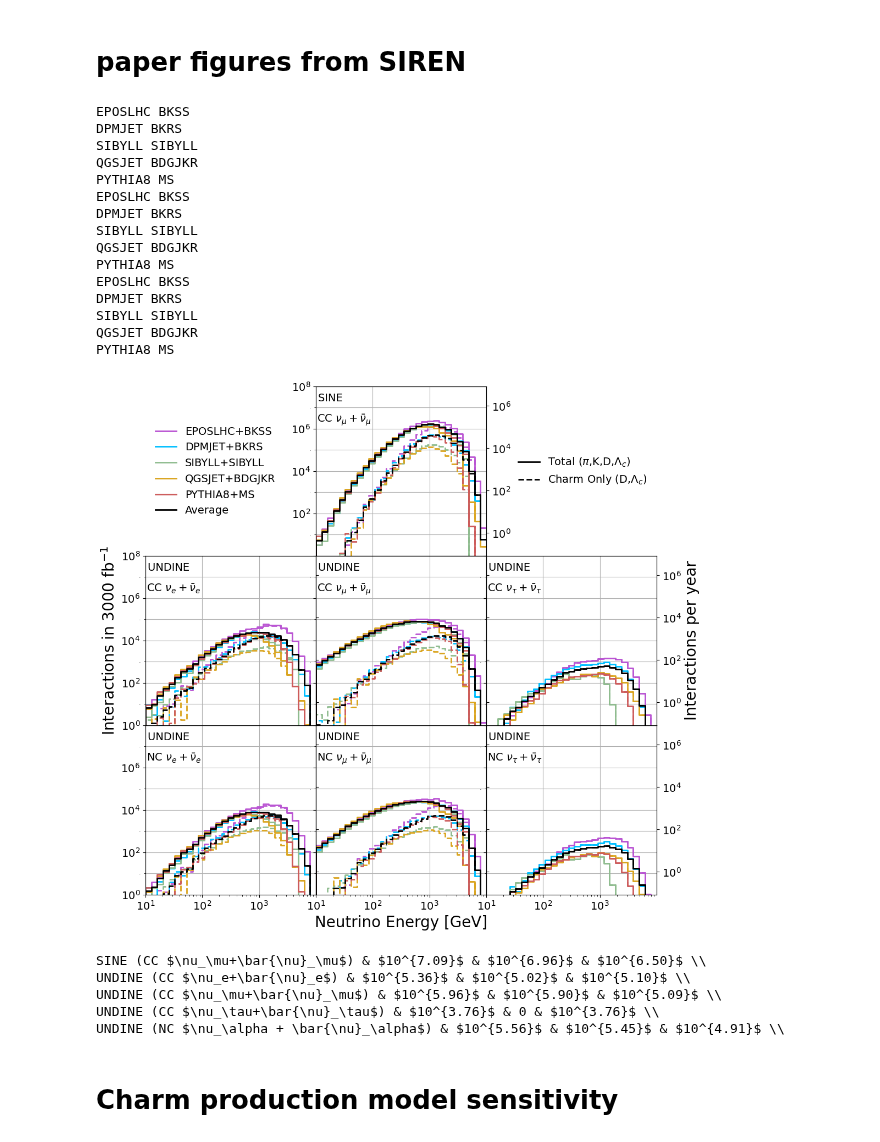
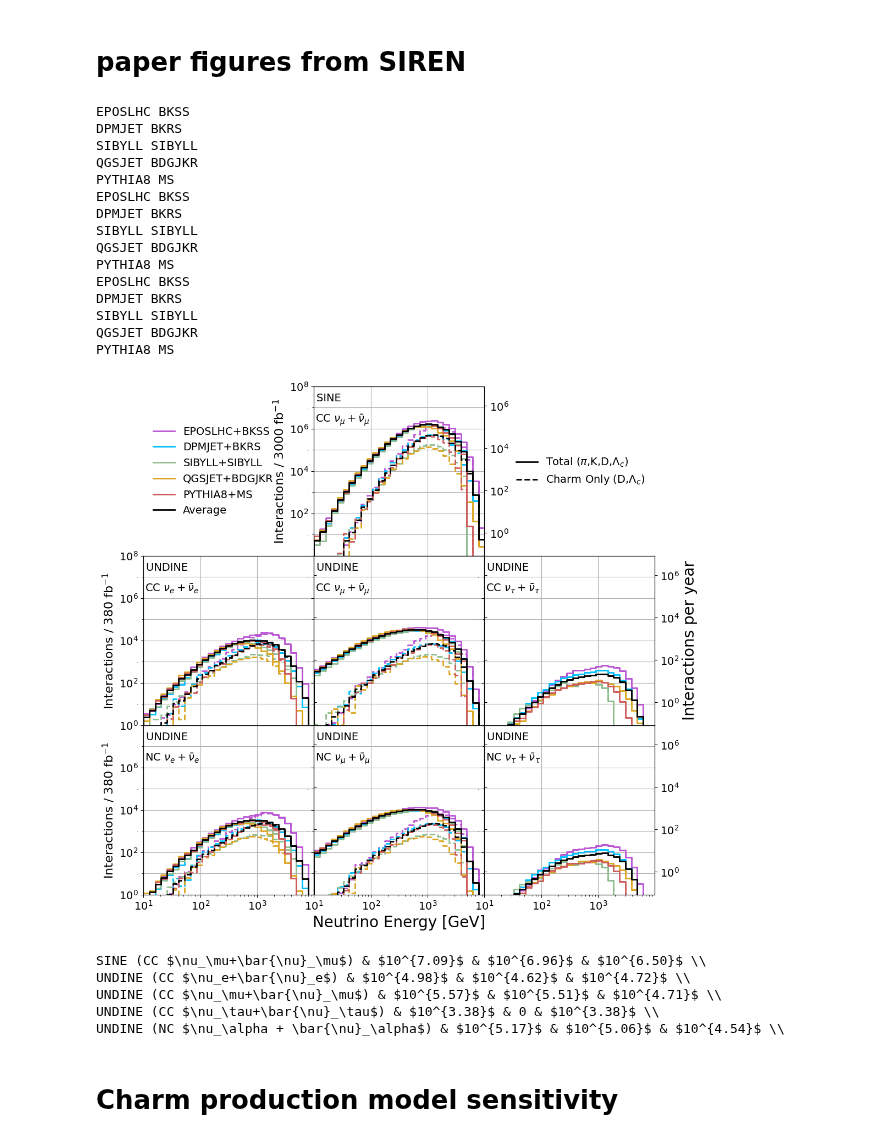
Before and after one commit to nickkamp1/Lake_Geneva_Neutrinos, a Jupyter notebook: SIREN_Analysis.ipynb, the cells around one changed output. Cells and saved outputs as stored; diff of their text form; code cells hidden in the pictures.

```diff
--- a/SIREN_Analysis.ipynb
+++ b/SIREN_Analysis.ipynb
@@ -47,11 +47,13 @@ primaries = [12,-12,
              16,-16
             ]
 datasets={"SINE_CMS_West":["CC"],
-           "UNDINE_LHCb_North":["CC","NC"]}
+          "UNDINE_LHCb_North":["CC","NC"],
+           }
 
-num_UNDINE = 5
+num_UNDINE = 10
 
 yearly_factor = 250./3000. # 250 fb^-1 per year / 3 ab^-1 total
+UNDINE_luminosity_factor = 380./3000. # LHCb luminosity v.s. CMS/ATLAS: https://arxiv.org/abs/1706.05990
 
 UNDINE_electron_ebins = np.logspace(1.1,4.1,15)
 UNDINE_muon_ebins = np.logspace(1.1,4.1,9)
@@ -187,9 +187,9 @@ generator_UNDINE_muon_pion_edist = {}
 generator_UNDINE_electron_kaon_edist = {}
 generator_UNDINE_muon_kaon_edist = {}
 
-SINE_numu_Erange = []
-UNDINE_numu_Erange = []
-UNDINE_nue_Erange = []
+# SINE_numu_Erange = []
+# UNDINE_numu_Erange = []
+# UNDINE_nue_Erange = []
 
 i = -1
 for det,xs_models in datasets.items():
@@ -220,7 +220,7 @@ for det,xs_models in datasets.items():
                     ldata = ak.concatenate([data[lkey+(pid,)],data[lkey+(-pid,)]])
                     lweights = np.array(ldata.weights)
                     if "SINE" in det: lweights *= np.array(ldata.hit_mask_muon_survival)
-                    if "UNDINE" in det: lweights *= num_UNDINE*np.array(ldata.in_fiducial)[:,-1]
+                    if "UNDINE" in det: lweights *= UNDINE_luminosity_factor*num_UNDINE*np.array(ldata.in_fiducial)[:,-1]
                     #vx = np.squeeze(ldata.vertex)
                     Ehist_l,_ = np.histogram(ldata.energy,bins=Ebins,weights=lweights)
                     generator_rates[lkey+(pid,)] = sum(lweights)
@@ -251,7 +251,7 @@ for det,xs_models in datasets.items():
                     cdata = ak.concatenate([data[ckey+(pid,)],data[ckey+(-pid,)]])
                     cweights = np.array(cdata.weights)
                     if "SINE" in det: cweights *= np.array(cdata.hit_mask_muon_survival)
-                    if "UNDINE" in det: cweights *= num_UNDINE*np.array(cdata.in_fiducial)[:,-1]
+                    if "UNDINE" in det: cweights *= UNDINE_luminosity_factor*num_UNDINE*np.array(cdata.in_fiducial)[:,-1]
                     #vx = np.squeeze(cdata.vertex)
                     Ehist_c,_ = np.histogram(cdata.energy,bins=Ebins,weights=cweights)
                     generator_rates[ckey+(pid,)] = sum(cweights)
@@ -280,15 +280,15 @@ for det,xs_models in datasets.items():
                     generator_UNDINE_muon_kaon_edist[ckey+(pid,)] = np.zeros(len(UNDINE_muon_ebins)-1)
 
 
-                if cg=="BKRS" and xs_model=="CC":
-                    q1 = 0.5 - 2*(1-norm.cdf(1))
-                    q2 = 0.5 + 2*(1-norm.cdf(1))
-                    if "SINE" in det and pid==14:
-                        SINE_numu_Erange = weighted_quantile(list(ldata.energy)+list(cdata.energy),[q1,q2],sample_weight=list(lweights)+list(cweights))
-                    if "UNDINE" in det and pid==12:
-                        UNDINE_nue_Erange = weighted_quantile(list(ldata.energy)+list(cdata.energy),[q1,q2],sample_weight=list(lweights)+list(cweights))
-                    if "UNDINE" in det and pid==14:
-                        UNDINE_numu_Erange = weighted_quantile(list(ldata.energy)+list(cdata.energy),[q1,q2],sample_weight=list(lweights)+list(cweights))
+                # if cg=="BKRS" and xs_model=="CC":
+                #     q1 = 0.5 - 2*(1-norm.cdf(1))
+                #     q2 = 0.5 + 2*(1-norm.cdf(1))
+                #     if "SINE" in det and pid==14:
+                #         SINE_numu_Erange = weighted_quantile(list(ldata.energy)+list(cdata.energy),[q1,q2],sample_weight=list(lweights)+list(cweights))
+                #     if "UNDINE" in det and pid==12:
+                #         UNDINE_nue_Erange = weighted_quantile(list(ldata.energy)+list(cdata.energy),[q1,q2],sample_weight=list(lweights)+list(cweights))
+                #     if "UNDINE" in det and pid==14:
+                #         UNDINE_numu_Erange = weighted_quantile(list(ldata.energy)+list(cdata.energy),[q1,q2],sample_weight=list(lweights)+list(cweights))
 
 
 
@@ -312,7 +312,9 @@ for det,xs_models in datasets.items():
                  ax[i,iax].plot([],[],label="Average",color="black")
 
 ax[2,1].set_xlabel("Neutrino Energy [GeV]",fontsize=20)
-ax[1,0].set_ylabel(r"Interactions in $3000~{\rm fb}^{-1}$",fontsize=20)
+ax[0,1].set_ylabel(r"Interactions / $3000~{\rm fb}^{-1}$",fontsize=16)
+ax[1,0].set_ylabel(r"Interactions / $%d~{\rm fb}^{-1}$"%(UNDINE_luminosity_factor*3000),fontsize=16)
+ax[2,0].set_ylabel(r"Interactions / $%d~{\rm fb}^{-1}$"%(UNDINE_luminosity_factor*3000),fontsize=16)
 twin_ax[1,2].set_ylabel(r"Interactions per year",fontsize=20)
 ax[0,2].plot([],[],color="black",label=r"Total ($\pi$,K,D,$\Lambda_c$)")
 #ax[0,2].plot([],[],color="black",ls='--',label=r"$\pi$,K")
@@ -360,34 +362,34 @@ for i in [0,1,2]:
         elif i==2 and j==0:
             ax[i,j].set_yticks(np.logspace(0,6,4))
             ax[i,j].set_yticks(np.logspace(0,7,8),minor=True)
         else:
             ax[i,j].set_yticks(np.logspace(0,8,9),minor=True)
             ax[i,j].set_yticklabels([])
 
         if (i==0 and j==1) or (j==2 and i in [1,2]):
             twin_ax[i,j].set_yticks(np.logspace(0,6,4))
         else:
             twin_ax[i,j].set_yticklabels([])
 
 plt.savefig("Figures/SIREN/Distributions.pdf",dpi=100)
 plt.show()
 # %% [output]
 EPOSLHC BKSS
 DPMJET BKRS
 SIBYLL SIBYLL
 QGSJET BDGJKR
 PYTHIA8 MS
 EPOSLHC BKSS
 DPMJET BKRS
 SIBYLL SIBYLL
 QGSJET BDGJKR
 PYTHIA8 MS
 EPOSLHC BKSS
 DPMJET BKRS
 SIBYLL SIBYLL
 QGSJET BDGJKR
 PYTHIA8 MS
-[figure, old version]
+[figure, new version]
 # %%
 for detector,xs_models in datasets.items():
     for xs_model in xs_models:
@@ -415,10 +417,10 @@ for detector,xs_models in datasets.items():
                        "$10^{%1.2f}$"%np.log10(rate_charm)))
 # %% [output]
 SINE (CC $\nu_\mu+\bar{\nu}_\mu$) & $10^{7.09}$ & $10^{6.96}$ & $10^{6.50}$ \\
-UNDINE (CC $\nu_e+\bar{\nu}_e$) & $10^{5.36}$ & $10^{5.02}$ & $10^{5.10}$ \\
-UNDINE (CC $\nu_\mu+\bar{\nu}_\mu$) & $10^{5.96}$ & $10^{5.90}$ & $10^{5.09}$ \\
-UNDINE (CC $\nu_\tau+\bar{\nu}_\tau$) & $10^{3.76}$ & 0 & $10^{3.76}$ \\
-UNDINE (NC $\nu_\alpha + \bar{\nu}_\alpha$) & $10^{5.56}$ & $10^{5.45}$ & $10^{4.91}$ \\
+UNDINE (CC $\nu_e+\bar{\nu}_e$) & $10^{4.98}$ & $10^{4.62}$ & $10^{4.72}$ \\
+UNDINE (CC $\nu_\mu+\bar{\nu}_\mu$) & $10^{5.57}$ & $10^{5.51}$ & $10^{4.71}$ \\
+UNDINE (CC $\nu_\tau+\bar{\nu}_\tau$) & $10^{3.38}$ & 0 & $10^{3.38}$ \\
+UNDINE (NC $\nu_\alpha + \bar{\nu}_\alpha$) & $10^{5.17}$ & $10^{5.06}$ & $10^{4.54}$ \\
 # %% [markdown]
 # Charm production model sensitivity
 # %%
```
Also changed, not shown: parts of 9 cells of this notebook, 10 other files.
